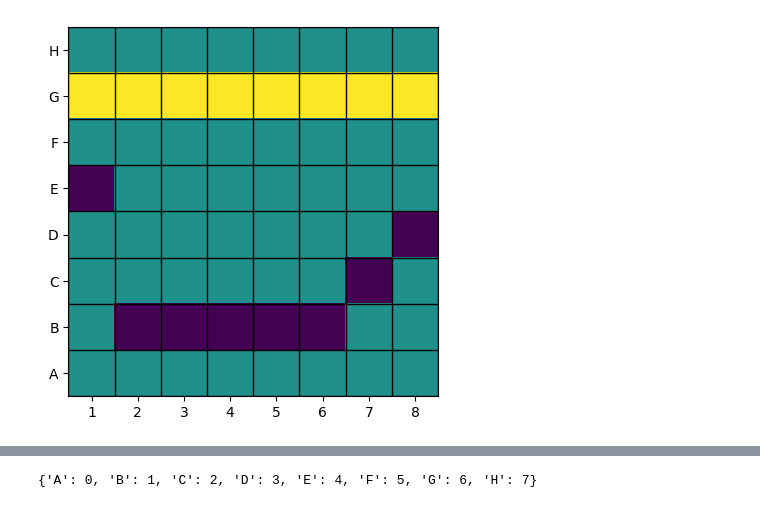
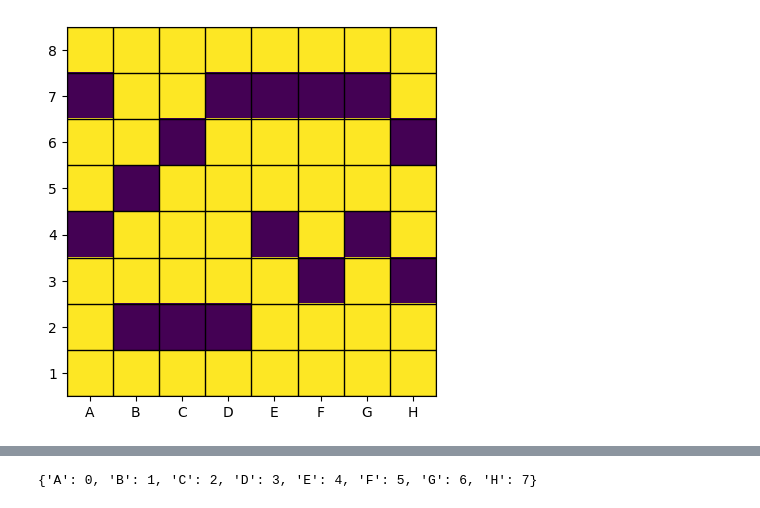
Before and after one commit to loop-hack/Neural_all, a Jupyter notebook: chess/model.ipynb, the cells around one changed output, grey strips where cells are left out. Cells and saved outputs as stored; diff of their text form; code cells hidden in the pictures.

Commit message:
white and black both move

```diff
--- a/chess/model.ipynb
+++ b/chess/model.ipynb
@@ -11,5 +11,7 @@ Board = torch.ones((8, 8))
 # Board[1:2] = 2
 # print(Board)
 Board[6:7] = 0
+Board[1:2] = 0
 
 white_pawn = {"p1":(6,0),"p2":(6,1),"p3":(6,2),"p4":(6,3),"p5":(6,4),"p6":(6,5),"p7":(6,6),"p8":(6,7)}
+black_pawn = {"p1":(1,0),"p2":(1,1),"p3":(1,2),"p4":(1,3),"p5":(1,4),"p6":(1,5),"p7":(1,6),"p8":(1,7)}
@@ -25,23 +18,40 @@ tensor([[1., 1., 1., 1., 1., 1., 1., 1.],
 # %%
-prev_value = {}
+prev_value_black = {}
+prev_value_white = {}
 
-for i in range(16):
+for i in range(64):
     random_piece = random.choice(list(white_pawn.values()))
-    l = random_piece
+    l_white = random_piece
+
+    random_piece = random.choice(list(black_pawn.values()))
+    l_black = random_piece
+
     # print(l)
 
     tup1 = (1, 0)
     tup2 = (2, 0)
 
-    def first_move(l):
+    def first_move_white(l_white):
         m = torch.randint(0, 2, (1,))
         if m.item() == 0:
-            return tuple(l[i] - tup1[i] for i in range(len(l)))
+            return tuple(l_white[i] - tup1[i] for i in range(len(l_white)))
         else:
-            return tuple(l[i] - tup2[i] for i in range(len(l)))
+            return tuple(l_white[i] - tup2[i] for i in range(len(l_white)))
 
-    def next_move(l):
-        return tuple(l[i] - tup1[i] for i in range(len(l)))
+    def next_move_white(l):
+        return tuple(l_white[i] - tup1[i] for i in range(len(l_white)))
+
+
+
+    def first_move_black(l_black):
+        m = torch.randint(0, 2, (1,))
+        if m.item() == 0:
+            return tuple(l_black[i] + tup1[i] for i in range(len(l_black)))
+        else:
+            return tuple(l_black[i] + tup2[i] for i in range(len(l_black)))
+
+    def next_move_black(l_black):
+        return tuple(l_black[i] - tup1[i] for i in range(len(l_black)))
 
     def get_keys_from_value(d, target_value):
         return [k for k, v in d.items() if v == target_value]
@@ -58,35 +68,52 @@ for i in range(16):
         ax.grid(which="minor", color="black", linestyle='-', linewidth=1)
         ax.tick_params(which="minor", bottom=False, left=False)
 
+        ax.set_yticks(range(8))
+        ax.set_yticklabels([str(i) for i in range(8, 0,-1)])
+
         ax.set_xticks(range(8))
-        ax.set_xticklabels([str(i) for i in range(1, 9)])
-
-        ax.set_yticks(range(8))
-        ax.set_yticklabels(list("hgfedcba".upper()))
+        ax.set_xticklabels(list("abcdefgh".upper()))
 
         plt.show()
 
+    # for white piece
+    if l_white[0] == 6:
+        t_white = first_move_white(l_white)
+        Board[l_white] = 1
+    else:
+        t_white = next_move_white(l_white)
+        # print(Board[l])
+        Board[l_white] = prev_value_white[l_white[1]]
 
-    if l[0] == 6:
-        t = first_move(l)
-        Board[l] = 1
+
+    # for black piece
+    if l_black[0] == 1:
+        t_black = first_move_black(l_black)
+        Board[l_black] = 1
     else:
-        t = next_move(l)
+        t_black = next_move_black(l_black)
         # print(Board[l])
-        Board[l] = prev_value[l[1]]
+        Board[l_black] = prev_value_black[l_black[1]]
 
     # print(t)
-    prev_value[l[1]] = Board[l]
+    prev_value_black[l_black[1]] = Board[l_black]
+    print(l_black[1])
+    print(prev_value_black[l_black[1]])
 
     # print(prev_value)
 
-    Board[t] = 0
+    Board[t_white] = 0
+    Board[t_black] = 0
 
-    key = get_keys_from_value(white_pawn, l)[0]
-    white_pawn[key] = t
+    key_white = get_keys_from_value(white_pawn, l_white)[0]
+    key_black = get_keys_from_value(black_pawn, l_black)[0]
+
+    white_pawn[key_white] = t_white
+    black_pawn[key_black] = t_black
 
     # plt.imshow(Board)
     # print(white_pawn)
 
     Board_display()
+    print(prev_value_black)
 # %% [output]
@@ -97 +138 @@ for i in range(16):
-[figure, old version]
+[figure, new version]
```
Also changed, not shown: parts of 2 cells of this notebook.
